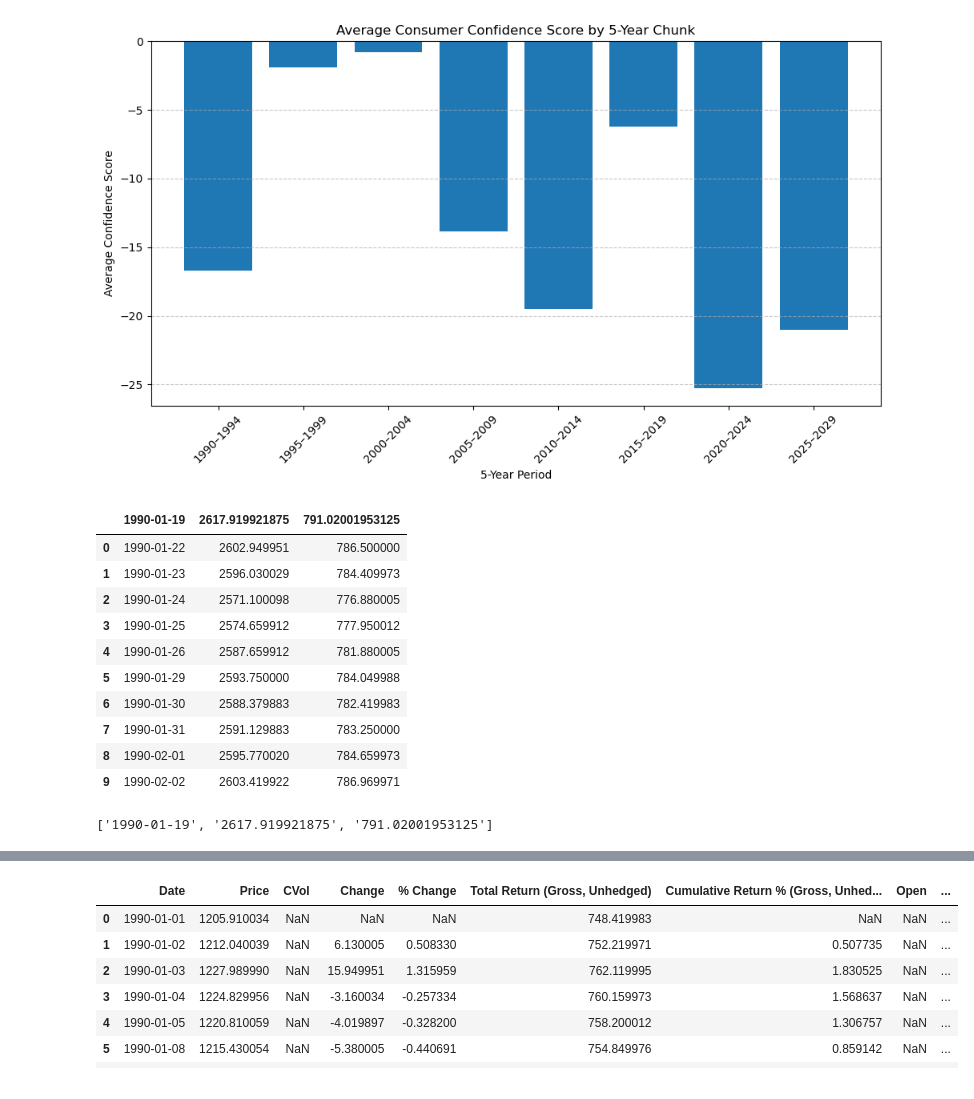
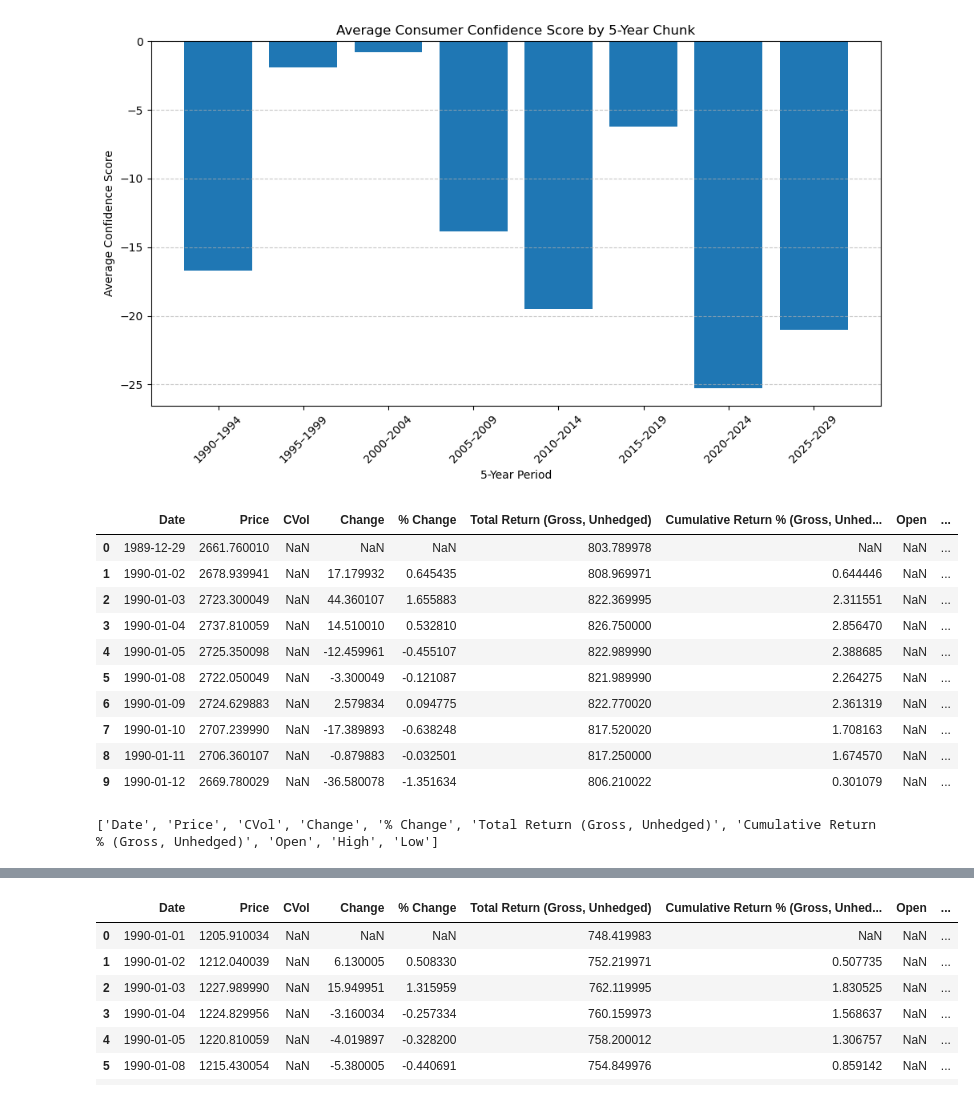
Before and after one commit to gamzebb/group-project, a Jupyter notebook: BankSpeeches_StarterCode-10.ipynb, the cells around one changed output, grey strips where cells are left out. Drawn from its saved outputs; the diff is of its cells as text; code cells hidden in the pictures.

```diff
--- a/BankSpeeches_StarterCode-10.ipynb
+++ b/BankSpeeches_StarterCode-10.ipynb
@@ -1607,30 +1598,30 @@ plt.show()
 customer_confidence.to_csv("customer_confidence.csv", index=False)
 # %%
 # Gamze's path
-#ftse_250 = pd.read_excel(r'C:\Users\gamze bozkurt omar\Desktop\Employer_Project\FTSE indices\FTSE indices\FTSE250.xlsx', skiprows=15)
+ftse_250 = pd.read_excel(r'C:\Users\gamze bozkurt omar\Desktop\Employer_Project\FTSE indices\FTSE indices\FTSE250.xlsx', skiprows=15)
 
 # Elif's path
-ftse_250 = pd.read_csv(r'C:\\Users\\elif\\Desktop\\LSE BoE project\\economicdata\\ftse_250.xls', skiprows=15)
+#ftse_250 = pd.read_csv(r'C:\\Users\\elif\\Desktop\\LSE BoE project\\economicdata\\ftse_250.xls', skiprows=15)
 
 #ftse_250
 
 ftse_250.head(10)
 # %% [output]
-|  | 1990-01-19 | 2617.919921875 | 791.02001953125 |
-| 0 | 1990-01-22 | 2602.949951 | 786.500000 |
-| 1 | 1990-01-23 | 2596.030029 | 784.409973 |
-| 2 | 1990-01-24 | 2571.100098 | 776.880005 |
-| 3 | 1990-01-25 | 2574.659912 | 777.950012 |
-| 4 | 1990-01-26 | 2587.659912 | 781.880005 |
-| 5 | 1990-01-29 | 2593.750000 | 784.049988 |
-| 6 | 1990-01-30 | 2588.379883 | 782.419983 |
-| 7 | 1990-01-31 | 2591.129883 | 783.250000 |
-| 8 | 1990-02-01 | 2595.770020 | 784.659973 |
-| 9 | 1990-02-02 | 2603.419922 | 786.969971 |
+|  | Date | Price | CVol | Change | % Change | Total Return (Gross, Unhedged) | Cumulative Return % (Gross, Unhed... | Open | ... |
+| 0 | 1989-12-29 | 2661.760010 | NaN | NaN | NaN | 803.789978 | NaN | NaN | ... |
+| 1 | 1990-01-02 | 2678.939941 | NaN | 17.179932 | 0.645435 | 808.969971 | 0.644446 | NaN | ... |
+| 2 | 1990-01-03 | 2723.300049 | NaN | 44.360107 | 1.655883 | 822.369995 | 2.311551 | NaN | ... |
+| 3 | 1990-01-04 | 2737.810059 | NaN | 14.510010 | 0.532810 | 826.750000 | 2.856470 | NaN | ... |
+| 4 | 1990-01-05 | 2725.350098 | NaN | -12.459961 | -0.455107 | 822.989990 | 2.388685 | NaN | ... |
+| 5 | 1990-01-08 | 2722.050049 | NaN | -3.300049 | -0.121087 | 821.989990 | 2.264275 | NaN | ... |
+| 6 | 1990-01-09 | 2724.629883 | NaN | 2.579834 | 0.094775 | 822.770020 | 2.361319 | NaN | ... |
+| 7 | 1990-01-10 | 2707.239990 | NaN | -17.389893 | -0.638248 | 817.520020 | 1.708163 | NaN | ... |
+| 8 | 1990-01-11 | 2706.360107 | NaN | -0.879883 | -0.032501 | 817.250000 | 1.674570 | NaN | ... |
+| 9 | 1990-01-12 | 2669.780029 | NaN | -36.580078 | -1.351634 | 806.210022 | 0.301079 | NaN | ... |
 # %%
 print(ftse_250.columns.tolist())
 # %% [output]
-['1990-01-19', '2617.919921875', '791.02001953125']
+['Date', 'Price', 'CVol', 'Change', '% Change', 'Total Return (Gross, Unhedged)', 'Cumulative Return % (Gross, Unhedged)', 'Open', 'High', 'Low']
 # %%
 # Drop completely empty rows and columns
 ftse_250.dropna(how='all', axis=0, inplace=True)
```
Also changed, not shown: parts of 15 cells of this notebook, 18 other files.
